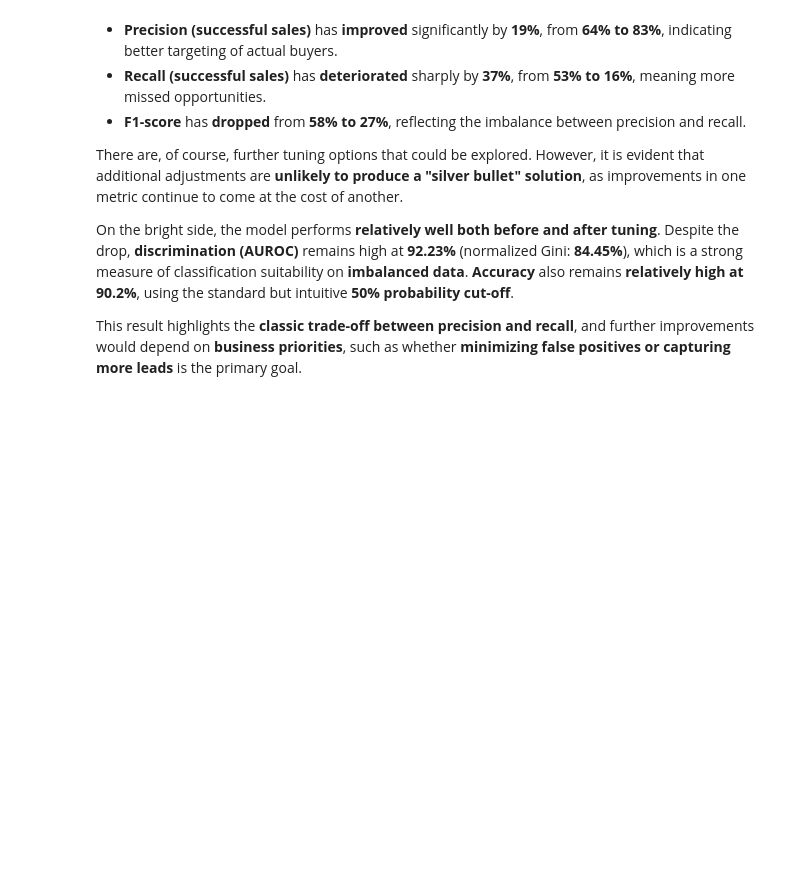
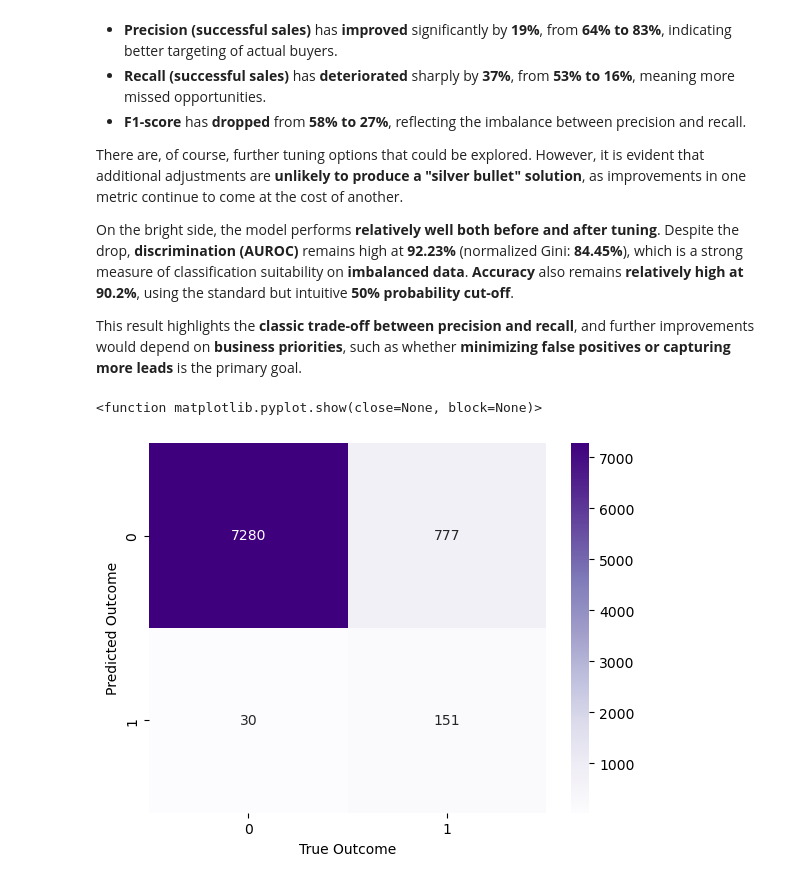
Before and after one commit to Yukitoshi12345/Bank-Marketing-Analysis, a Jupyter notebook: random_forest.ipynb, the cells around one changed output. Saved outputs shown, nothing was run; the diff lists cells and outputs as text; code cells hidden in the pictures; blank space fills up the shorter version.

```diff
--- a/random_forest.ipynb
+++ b/random_forest.ipynb
@@ -369,3 +369,20 @@ There are, of course, further tuning options that could be explored. However, it
 On the bright side, the model performs **relatively well both before and after tuning**. Despite the drop, **discrimination (AUROC)** remains high at **92.23%** (normalized Gini: **84.45%**), which is a strong measure of classification suitability on **imbalanced data**. **Accuracy** also remains **relatively high at 90.2%**, using the standard but intuitive **50% probability cut-off**.
 
 This result highlights the **classic trade-off between precision and recall**, and further improvements would depend on **business priorities**, such as whether **minimizing false positives or capturing more leads** is the primary goal.
+# %%
+from sklearn.metrics import confusion_matrix
+
+
+predictions = rf_final.predict(X_test)
+predictions_discrete = np.where(predictions > 0.5,1,0)
+
+test = confusion_matrix(predictions_discrete,Y_test)
+
+rnd = np.round(test).astype(int)
+
+ax=sns.heatmap(test, annot=True,fmt='.0f',cmap="Purples")
+ax.set(xlabel='True Outcome',ylabel='Predicted Outcome')
+plt.show
+# %% [output]
+<function matplotlib.pyplot.show(close=None, block=None)>
+[figure, added]
```
Also changed, not shown: parts of 2 cells of this notebook.
